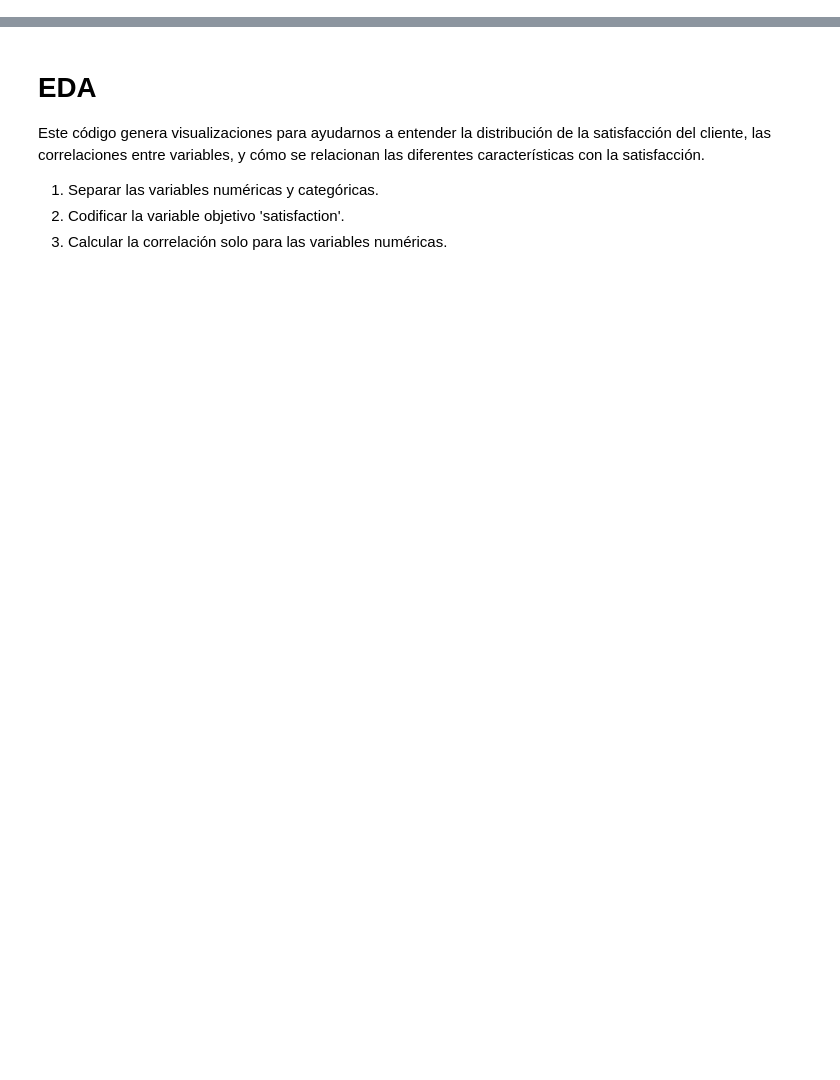
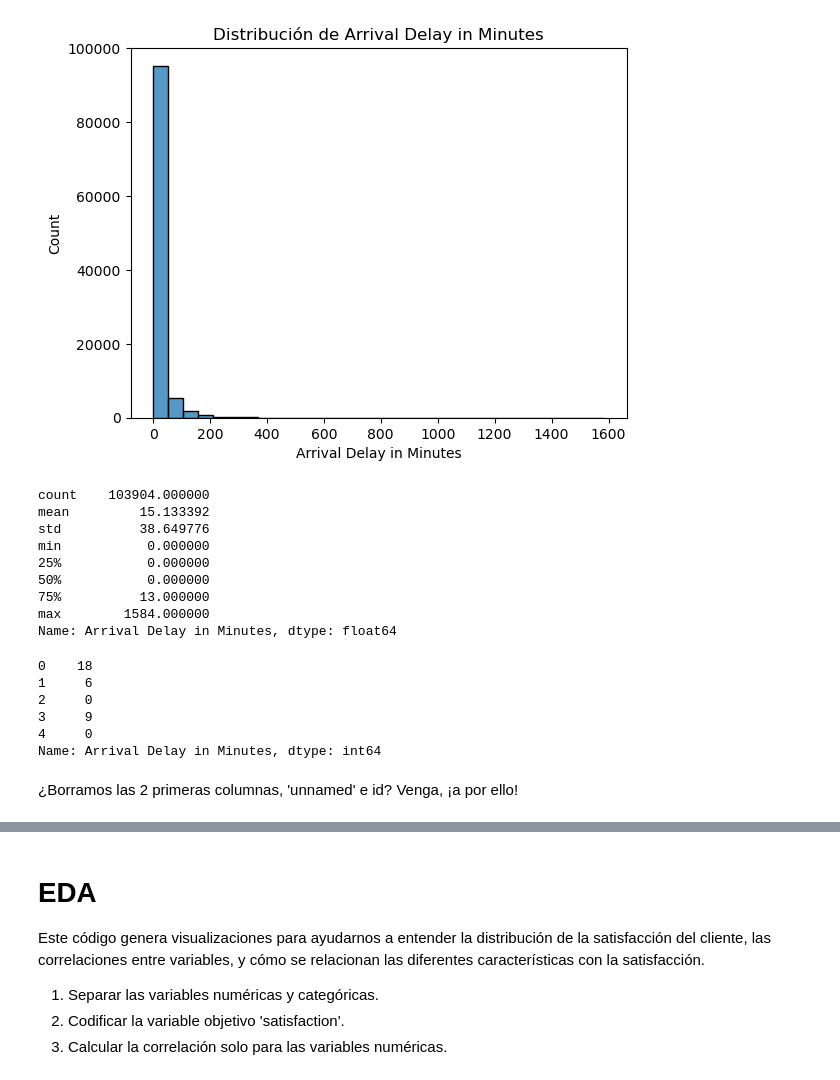
Before and after one commit to AI-School-F5-P3/F5-Aerolineas-G2, a Jupyter notebook: main.ipynb, the cells around one changed output, grey strips where cells are left out. Drawn from its saved outputs; the diff is of its cells as text; code cells hidden in the pictures; blank space fills up the shorter version.

Commit message:
limpieza de datos Angel, borrador 1

```diff
--- a/main.ipynb
+++ b/main.ipynb
@@ -60,0 +63,20 @@ max         5.000000                 1592.000000               1584.000000
+# %%
+# Ejemplo para entender la importancia de random_state al hacer la división de los datos utilizando train_test_split (al decir test_size=0.2 estamos diciendo que el 20% de los datos se utilizarán para el conjunto de prueba y el 80% restante para el conjunto de entrenamiento)
+
+# Ejemplo simple de datos
+data = {'feature1': [1, 2, 3, 4, 5, 6, 7, 8, 9, 10],
+        'target': [0, 1, 0, 1, 0, 1, 0, 1, 0, 1]}
+
+df = pd.DataFrame(data)
+
+# División de datos sin random_state
+X_train1, X_test1, y_train1, y_test1 = train_test_split(df['feature1'], df['target'], test_size=0.2)
+
+# División de datos con random_state=42
+X_train2, X_test2, y_train2, y_test2 = train_test_split(df['feature1'], df['target'], test_size=0.2, random_state=42)
+
+print("Sin random_state:")
+print("X_test1:", X_test1)
+
+print("\nCon random_state=42:")
+print("X_test2:", X_test2)
@@ -60,0 +97,6 @@ max         5.000000                 1592.000000               1584.000000
+# %%
+# # Imputamos los valores nulos con la media
+# df['Arrival Delay in Minutes'] = df['Arrival Delay in Minutes'].fillna(df['Arrival Delay in Minutes'].mean())
+
+# Imputamos los valores nulos con la mediana
+df['Arrival Delay in Minutes'] = df['Arrival Delay in Minutes'].fillna(df['Arrival Delay in Minutes'].median())
@@ -60,0 +108,19 @@ max         5.000000                 1592.000000               1584.000000
+# %%
+# Histograma para visualizar la distribución
+sns.histplot(df['Arrival Delay in Minutes'].dropna(), bins=30)
+plt.title("Distribución de Arrival Delay in Minutes")
+plt.show()
+
+# Estadísticas descriptivas
+print(df['Arrival Delay in Minutes'].describe())
+# %% [output]
+[figure, added]
+count    103904.000000
+mean         15.133392
+std          38.649776
+min           0.000000
+25%           0.000000
+50%           0.000000
+75%          13.000000
+max        1584.000000
+Name: Arrival Delay in Minutes, dtype: float64
@@ -60,0 +131,11 @@ max         5.000000                 1592.000000               1584.000000
+# %%
+df['Arrival Delay in Minutes'].head()
+# %% [output]
+0    18
+1     6
+2     0
+3     9
+4     0
+Name: Arrival Delay in Minutes, dtype: int64
+# %% [markdown]
+¿Borramos las 2 primeras columnas, 'unnamed' e id? Venga, ¡a por ello!
```
Also changed, not shown: parts of 10 cells of this notebook.
